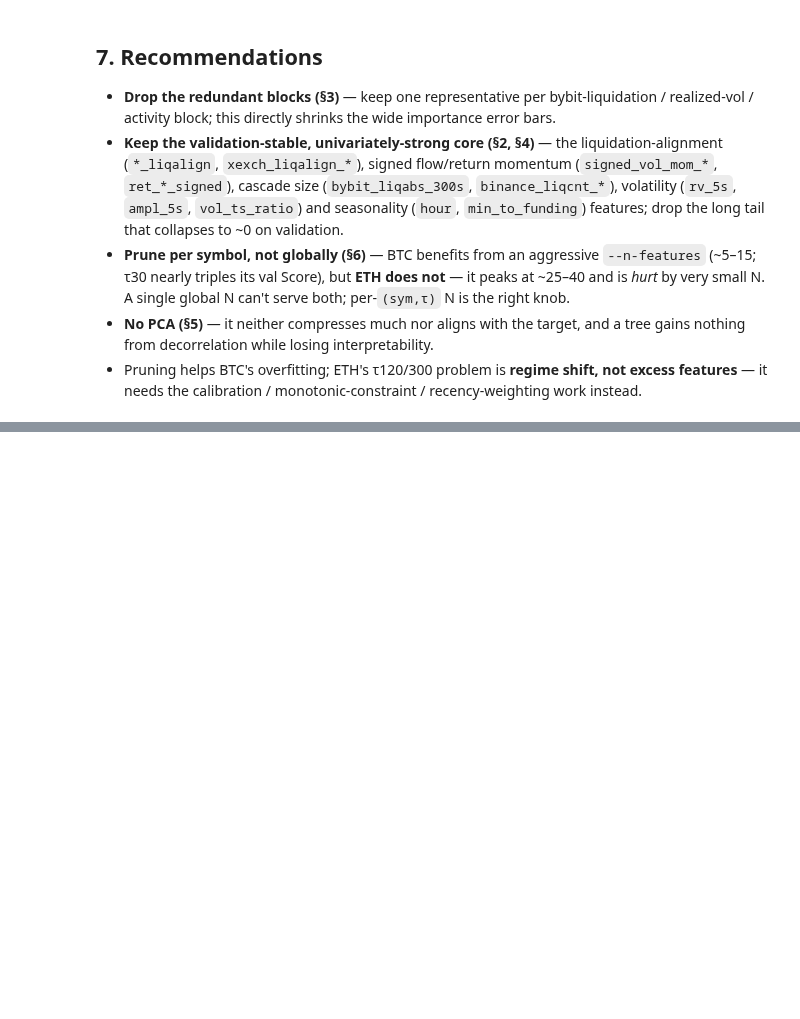
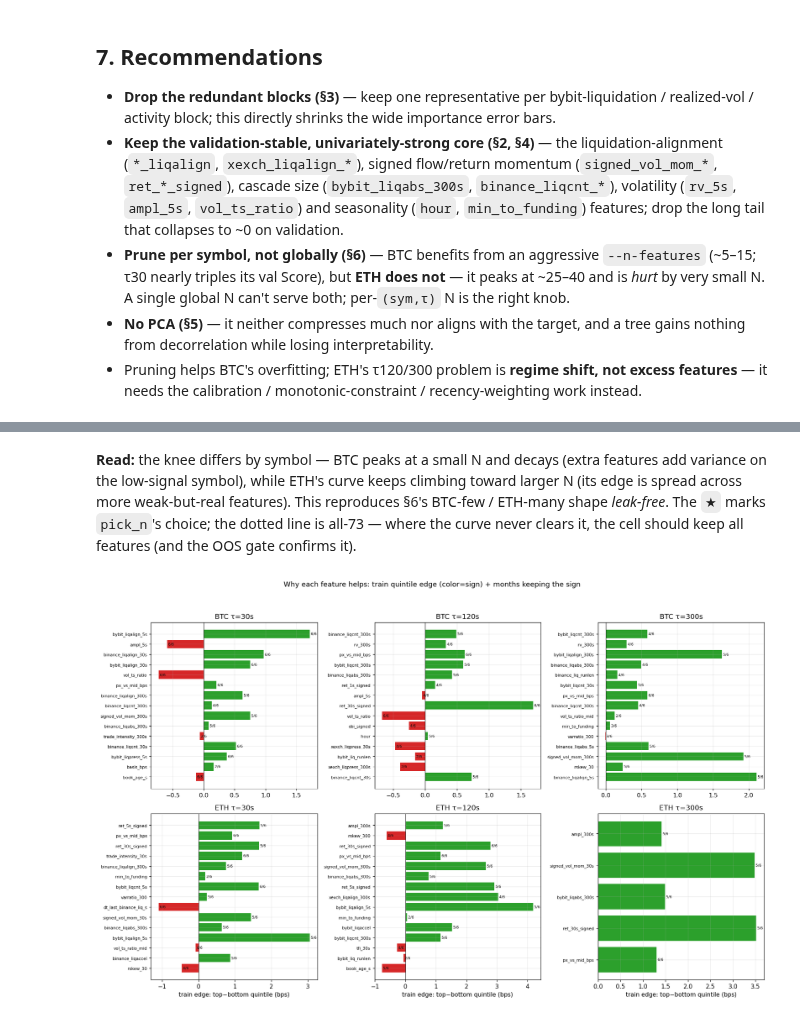
Before and after one commit to Kamil-Jan/hft_school_liquidation_task, a Jupyter notebook: notebooks/02_feature_selection.ipynb, the cells around one changed output, grey strips where cells are left out. Cells and saved outputs as stored; diff of their text form; code cells hidden in the pictures; blank space fills up the shorter version.

```diff
--- a/notebooks/02_feature_selection.ipynb
+++ b/notebooks/02_feature_selection.ipynb
@@ -320,0 +366,29 @@ So there is **no single best N**: prune BTC aggressively (~5–15) but keep ETH
+# %% [markdown]
+**Read:** the knee differs by symbol — BTC peaks at a small N and decays (extra features add
+variance on the low-signal symbol), while ETH's curve keeps climbing toward larger N (its edge
+is spread across more weak-but-real features). This reproduces §6's BTC-few / ETH-many shape
+*leak-free*. The `★` marks `pick_n`'s choice; the dotted line is all-73 — where the curve never
+clears it, the cell should keep all features (and the OOS gate confirms it).
+# %%
+if have:
+    # train quintile edge (top-bottom) of each explained feature, colored by sign,
+    # annotated with how many calendar months keep the train sign (regime survival).
+    fig, axes = plt.subplots(len(SYMS), len(TAUS), figsize=(16, 10), squeeze=False)
+    for r, s in enumerate(SYMS):
+        for c, tau in enumerate(TAUS):
+            e = (expl.filter((pl.col("sym") == s) & (pl.col("tau") == tau))
+                 .sort("imp_rank").head(15).to_pandas())
+            ax = axes[r][c]
+            colors = ["#2ca02c" if v >= 0 else "#d62728" for v in e["train_edge_bps"]]
+            ax.barh(range(len(e)), e["train_edge_bps"], color=colors)
+            ax.set_yticks(range(len(e))); ax.set_yticklabels(e["feature"], fontsize=7)
+            ax.invert_yaxis(); ax.axvline(0, color="k", lw=0.6)
+            for i, (_, row) in enumerate(e.iterrows()):
+                ax.text(row["train_edge_bps"], i, f" {row['months_consistent']}/{row['n_months']}",
+                        va="center", fontsize=6)
+            ax.set_title(f"{s.upper()} τ={tau}s");
+            if r == len(SYMS)-1: ax.set_xlabel("train edge: top−bottom quintile (bps)")
+    fig.suptitle("Why each feature helps: train quintile edge (color=sign) + months keeping the sign", y=1.0)
+    plt.tight_layout(rect=[0,0,1,0.97]); plt.show()
+# %% [output]
+[figure, added]
```
Also changed, not shown: parts of 8 cells of this notebook, 29 other files.
